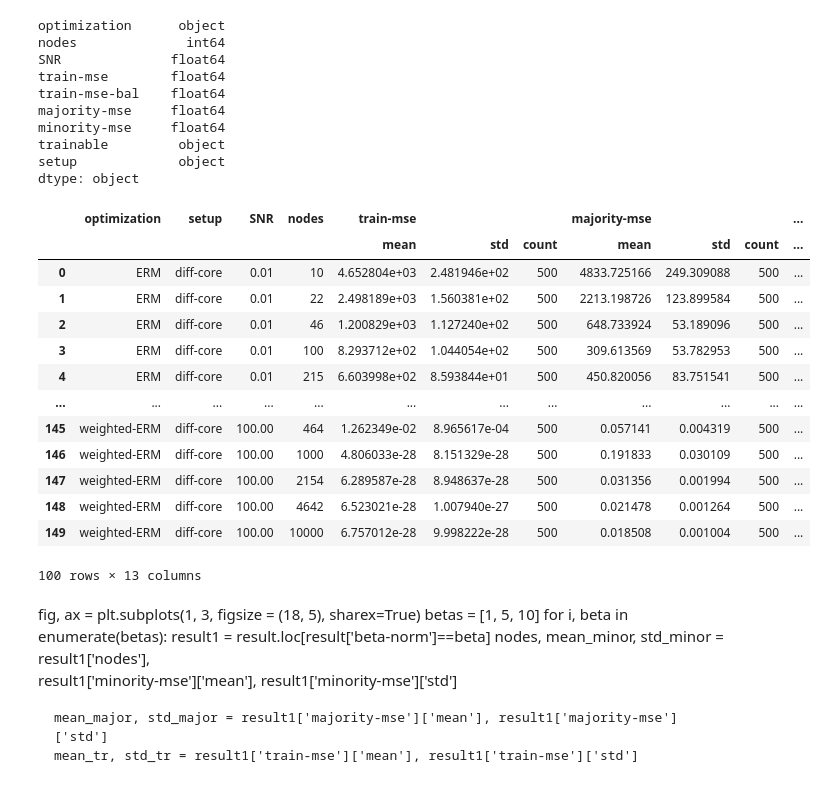
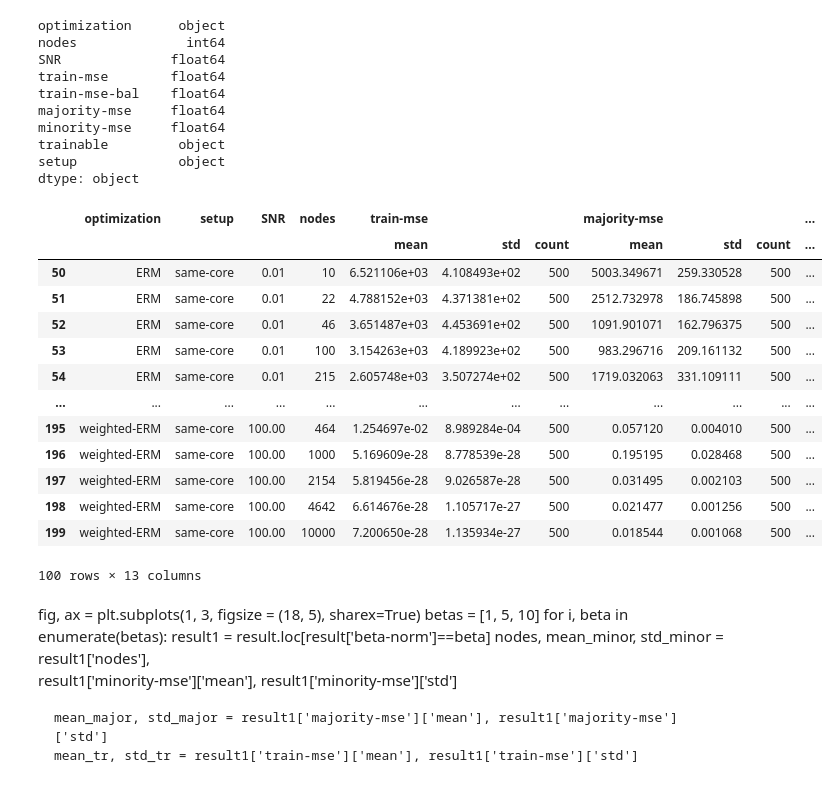
Before and after one commit to smaityumich/overparameterized-group-fairness, a Jupyter notebook: plots.ipynb, the cells around one changed output. Drawn from its saved outputs; the diff is of its cells as text; code cells hidden in the pictures.

```diff
--- a/plots.ipynb
+++ b/plots.ipynb
@@ -138,24 +138,24 @@ dtype: object
 # %%
 measure = ['train-mse', 'majority-mse', 'minority-mse']
 agg_dict = dict()
 for key in measure:
     agg_dict[key] = ['mean', 'std', 'count']
 result = df.groupby(['optimization', 'setup', 'SNR',  'nodes'], as_index=False).agg(agg_dict)
-result.loc[result['setup']=='diff-core']
+result.loc[result['setup']=='same-core']
 # %% [output]
 |  | optimization | setup | SNR | nodes | train-mse |  |  | majority-mse |  |  | ... |
 |  |  |  |  |  | mean | std | count | mean | std | count | ... |
-| 0 | ERM | diff-core | 0.01 | 10 | 4.652804e+03 | 2.481946e+02 | 500 | 4833.725166 | 249.309088 | 500 | ... |
-| 1 | ERM | diff-core | 0.01 | 22 | 2.498189e+03 | 1.560381e+02 | 500 | 2213.198726 | 123.899584 | 500 | ... |
-| 2 | ERM | diff-core | 0.01 | 46 | 1.200829e+03 | 1.127240e+02 | 500 | 648.733924 | 53.189096 | 500 | ... |
-| 3 | ERM | diff-core | 0.01 | 100 | 8.293712e+02 | 1.044054e+02 | 500 | 309.613569 | 53.782953 | 500 | ... |
-| 4 | ERM | diff-core | 0.01 | 215 | 6.603998e+02 | 8.593844e+01 | 500 | 450.820056 | 83.751541 | 500 | ... |
+| 50 | ERM | same-core | 0.01 | 10 | 6.521106e+03 | 4.108493e+02 | 500 | 5003.349671 | 259.330528 | 500 | ... |
+| 51 | ERM | same-core | 0.01 | 22 | 4.788152e+03 | 4.371381e+02 | 500 | 2512.732978 | 186.745898 | 500 | ... |
+| 52 | ERM | same-core | 0.01 | 46 | 3.651487e+03 | 4.453691e+02 | 500 | 1091.901071 | 162.796375 | 500 | ... |
+| 53 | ERM | same-core | 0.01 | 100 | 3.154263e+03 | 4.189923e+02 | 500 | 983.296716 | 209.161132 | 500 | ... |
+| 54 | ERM | same-core | 0.01 | 215 | 2.605748e+03 | 3.507274e+02 | 500 | 1719.032063 | 331.109111 | 500 | ... |
 | ... | ... | ... | ... | ... | ... | ... | ... | ... | ... | ... | ... |
-| 145 | weighted-ERM | diff-core | 100.00 | 464 | 1.262349e-02 | 8.965617e-04 | 500 | 0.057141 | 0.004319 | 500 | ... |
-| 146 | weighted-ERM | diff-core | 100.00 | 1000 | 4.806033e-28 | 8.151329e-28 | 500 | 0.191833 | 0.030109 | 500 | ... |
-| 147 | weighted-ERM | diff-core | 100.00 | 2154 | 6.289587e-28 | 8.948637e-28 | 500 | 0.031356 | 0.001994 | 500 | ... |
-| 148 | weighted-ERM | diff-core | 100.00 | 4642 | 6.523021e-28 | 1.007940e-27 | 500 | 0.021478 | 0.001264 | 500 | ... |
-| 149 | weighted-ERM | diff-core | 100.00 | 10000 | 6.757012e-28 | 9.998222e-28 | 500 | 0.018508 | 0.001004 | 500 | ... |
+| 195 | weighted-ERM | same-core | 100.00 | 464 | 1.254697e-02 | 8.989284e-04 | 500 | 0.057120 | 0.004010 | 500 | ... |
+| 196 | weighted-ERM | same-core | 100.00 | 1000 | 5.169609e-28 | 8.778539e-28 | 500 | 0.195195 | 0.028468 | 500 | ... |
+| 197 | weighted-ERM | same-core | 100.00 | 2154 | 5.819456e-28 | 9.026587e-28 | 500 | 0.031495 | 0.002103 | 500 | ... |
+| 198 | weighted-ERM | same-core | 100.00 | 4642 | 6.614676e-28 | 1.105717e-27 | 500 | 0.021477 | 0.001256 | 500 | ... |
+| 199 | weighted-ERM | same-core | 100.00 | 10000 | 7.200650e-28 | 1.135934e-27 | 500 | 0.018544 | 0.001068 | 500 | ... |
 100 rows × 13 columns
 # %% [markdown]
 fig, ax = plt.subplots(1, 3, figsize = (18, 5), sharex=True)
```
Also changed, not shown: parts of 1 cell of this notebook, 3 other files.
